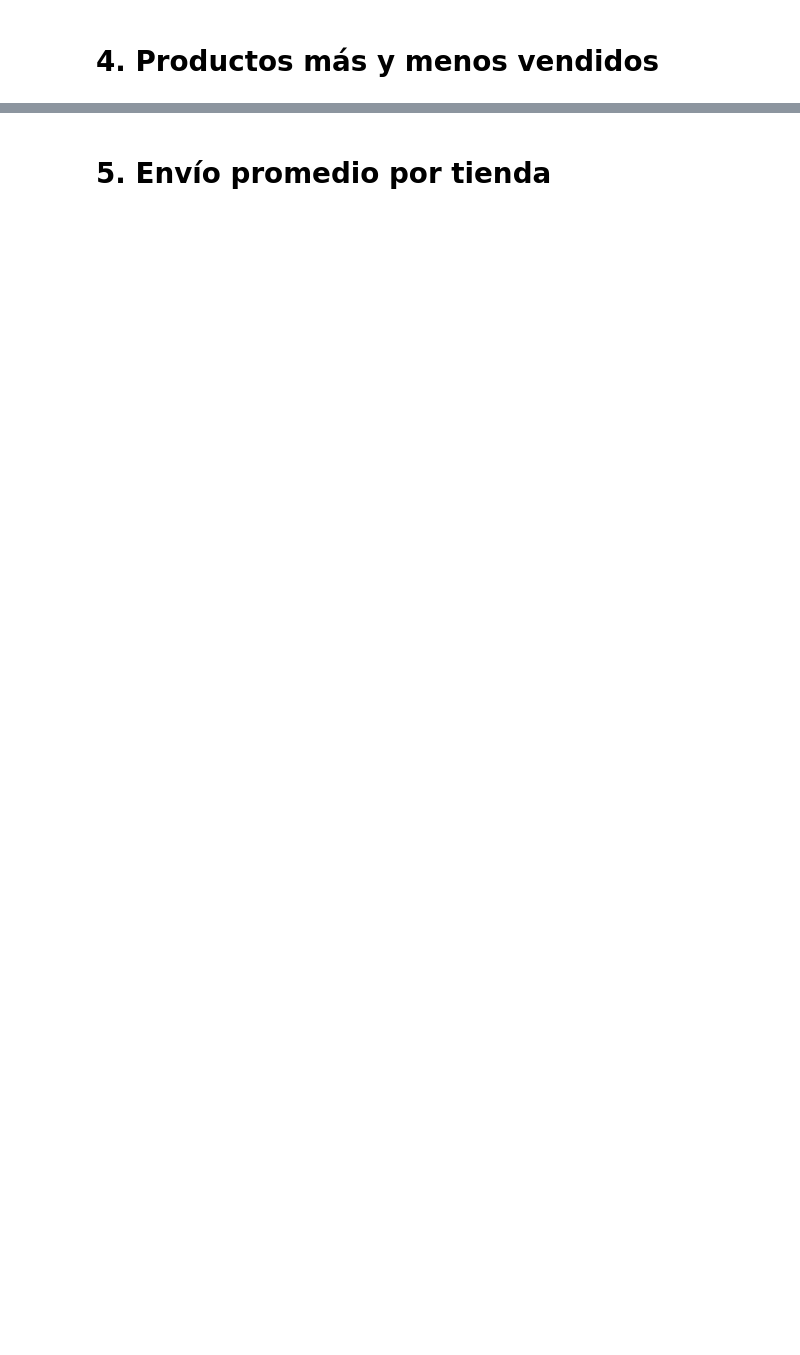
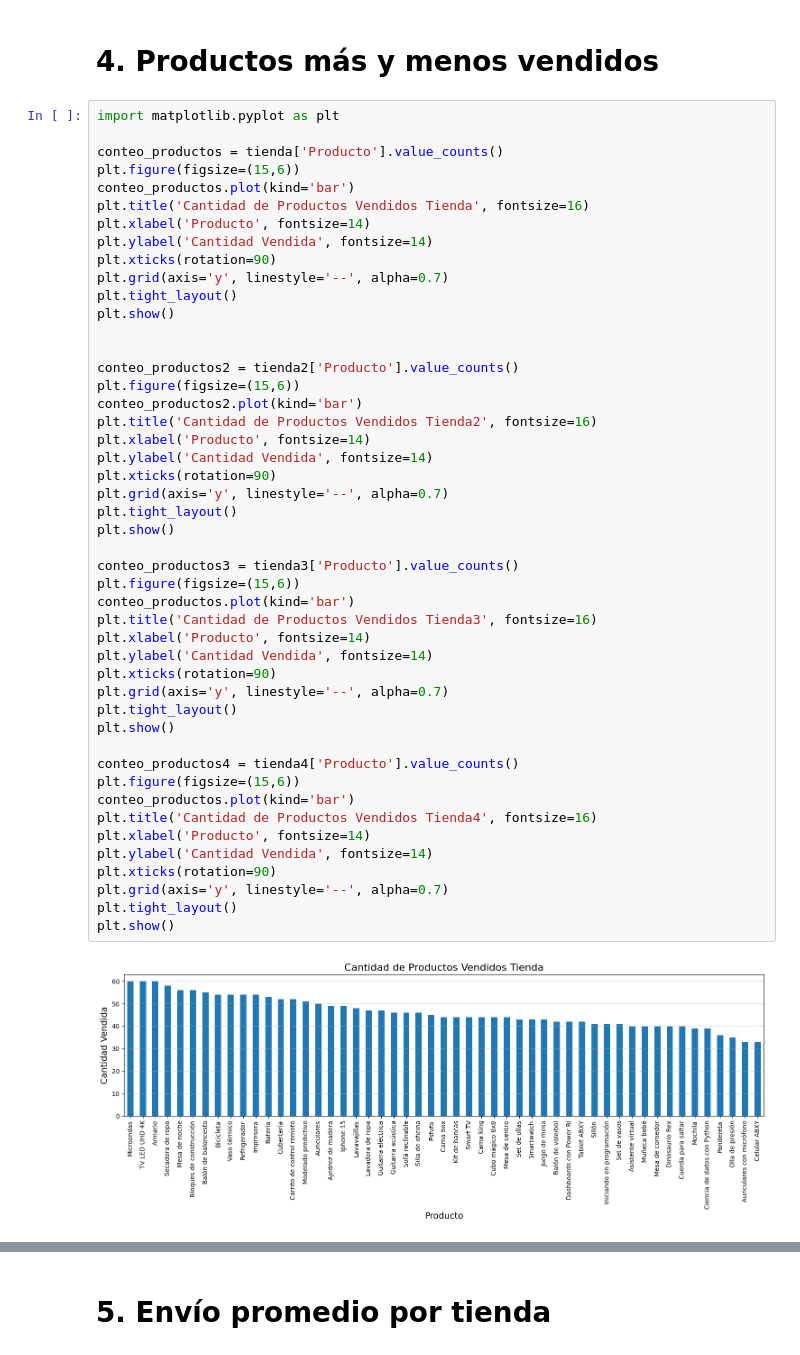
Before and after one commit to fmonteci/AluraStore, a Jupyter notebook: AluraStoreLatam.ipynb, the cells around one changed output, grey strips where cells are left out. Saved outputs shown, nothing was run; the diff lists cells and outputs as text; blank space fills up the shorter version.

```diff
--- a/AluraStoreLatam.ipynb
+++ b/AluraStoreLatam.ipynb
@@ -128,2 +182,51 @@ matriz
 # %% [markdown]
 # 4. Productos más y menos vendidos
+# %%
+import matplotlib.pyplot as plt
+
+conteo_productos = tienda['Producto'].value_counts()
+plt.figure(figsize=(15,6))
+conteo_productos.plot(kind='bar')
+plt.title('Cantidad de Productos Vendidos Tienda', fontsize=16)
+plt.xlabel('Producto', fontsize=14)
+plt.ylabel('Cantidad Vendida', fontsize=14)
+plt.xticks(rotation=90)
+plt.grid(axis='y', linestyle='--', alpha=0.7)
+plt.tight_layout()
+plt.show()
+
+
+conteo_productos2 = tienda2['Producto'].value_counts()
+plt.figure(figsize=(15,6))
+conteo_productos2.plot(kind='bar')
+plt.title('Cantidad de Productos Vendidos Tienda2', fontsize=16)
+plt.xlabel('Producto', fontsize=14)
+plt.ylabel('Cantidad Vendida', fontsize=14)
+plt.xticks(rotation=90)
+plt.grid(axis='y', linestyle='--', alpha=0.7)
+plt.tight_layout()
+plt.show()
+
+conteo_productos3 = tienda3['Producto'].value_counts()
+plt.figure(figsize=(15,6))
+conteo_productos.plot(kind='bar')
+plt.title('Cantidad de Productos Vendidos Tienda3', fontsize=16)
+plt.xlabel('Producto', fontsize=14)
+plt.ylabel('Cantidad Vendida', fontsize=14)
+plt.xticks(rotation=90)
+plt.grid(axis='y', linestyle='--', alpha=0.7)
+plt.tight_layout()
+plt.show()
+
+conteo_productos4 = tienda4['Producto'].value_counts()
+plt.figure(figsize=(15,6))
+conteo_productos.plot(kind='bar')
+plt.title('Cantidad de Productos Vendidos Tienda4', fontsize=16)
+plt.xlabel('Producto', fontsize=14)
+plt.ylabel('Cantidad Vendida', fontsize=14)
+plt.xticks(rotation=90)
+plt.grid(axis='y', linestyle='--', alpha=0.7)
+plt.tight_layout()
+plt.show()
+# %% [output]
+[figure, added]
```
Also changed, not shown: parts of 16 cells of this notebook.
